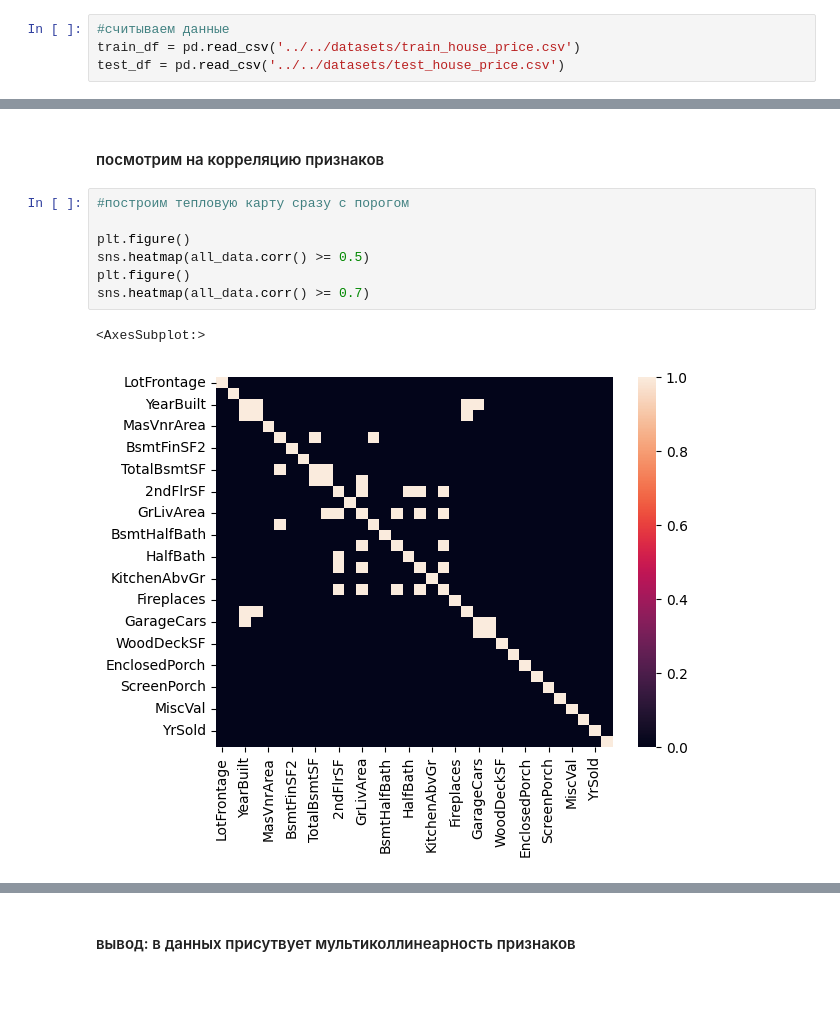
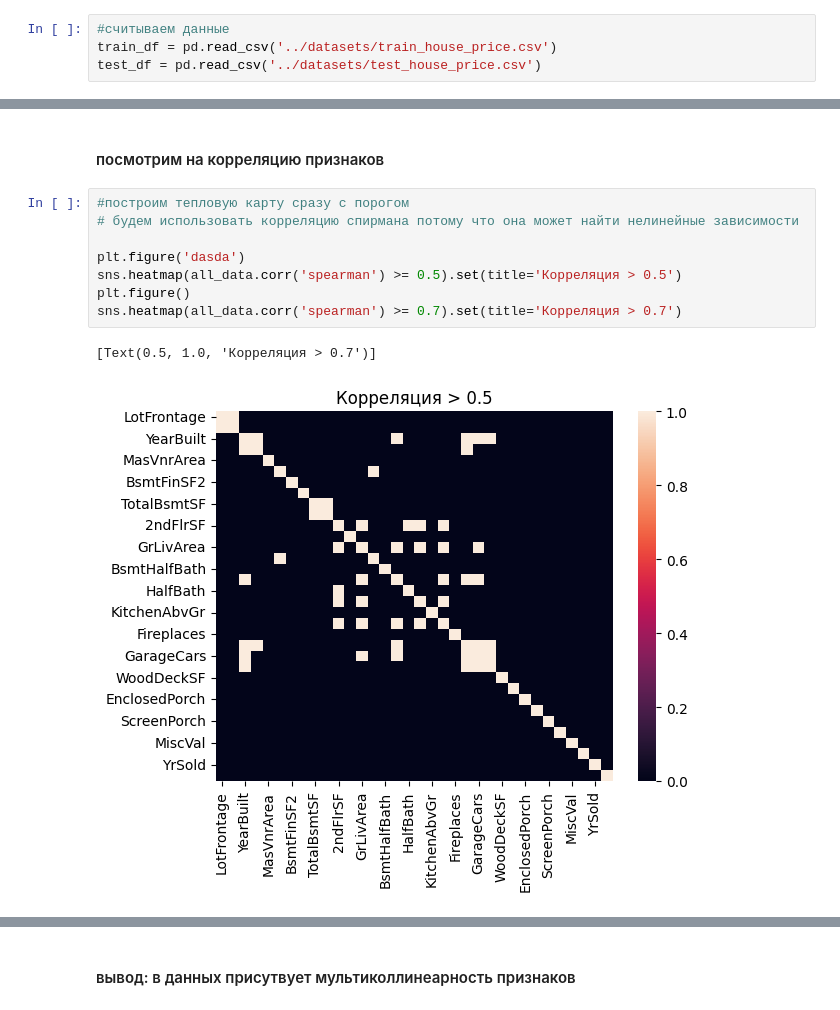
Before and after one commit to vladpobol/notebooks, a Jupyter notebook: house_prices.ipynb, the cells around one changed output, grey strips where cells are left out. Saved outputs shown, nothing was run; the diff lists cells and outputs as text.

```diff
--- a/house_prices.ipynb
+++ b/house_prices.ipynb
@@ -19,7 +23,7 @@ from matplotlib import pyplot as plt
 # %%
 #считываем данные
-train_df = pd.read_csv('../../datasets/train_house_price.csv')
-test_df = pd.read_csv('../../datasets/test_house_price.csv')
+train_df = pd.read_csv('../datasets/train_house_price.csv')
+test_df = pd.read_csv('../datasets/test_house_price.csv')
 # %% [markdown]
 ## 1.Первичный анализ признаков
 # %%
@@ -164,11 +163,12 @@ sns.displot(y)
 #### посмотрим на корреляцию признаков
 # %%
 #построим тепловую карту сразу с порогом
+# будем использовать корреляцию спирмана потому что она может найти нелинейные зависимости
 
+plt.figure('dasda')
+sns.heatmap(all_data.corr('spearman') >= 0.5).set(title='Корреляция > 0.5')
 plt.figure()
-sns.heatmap(all_data.corr() >= 0.5)
-plt.figure()
-sns.heatmap(all_data.corr() >= 0.7)
+sns.heatmap(all_data.corr('spearman') >= 0.7).set(title='Корреляция > 0.7')
 # %% [output]
-<AxesSubplot:>
+[Text(0.5, 1.0, 'Корреляция > 0.7')]
-[figure, old version]
+[figure, new version]
```
Also changed, not shown: parts of 59 cells of this notebook.
